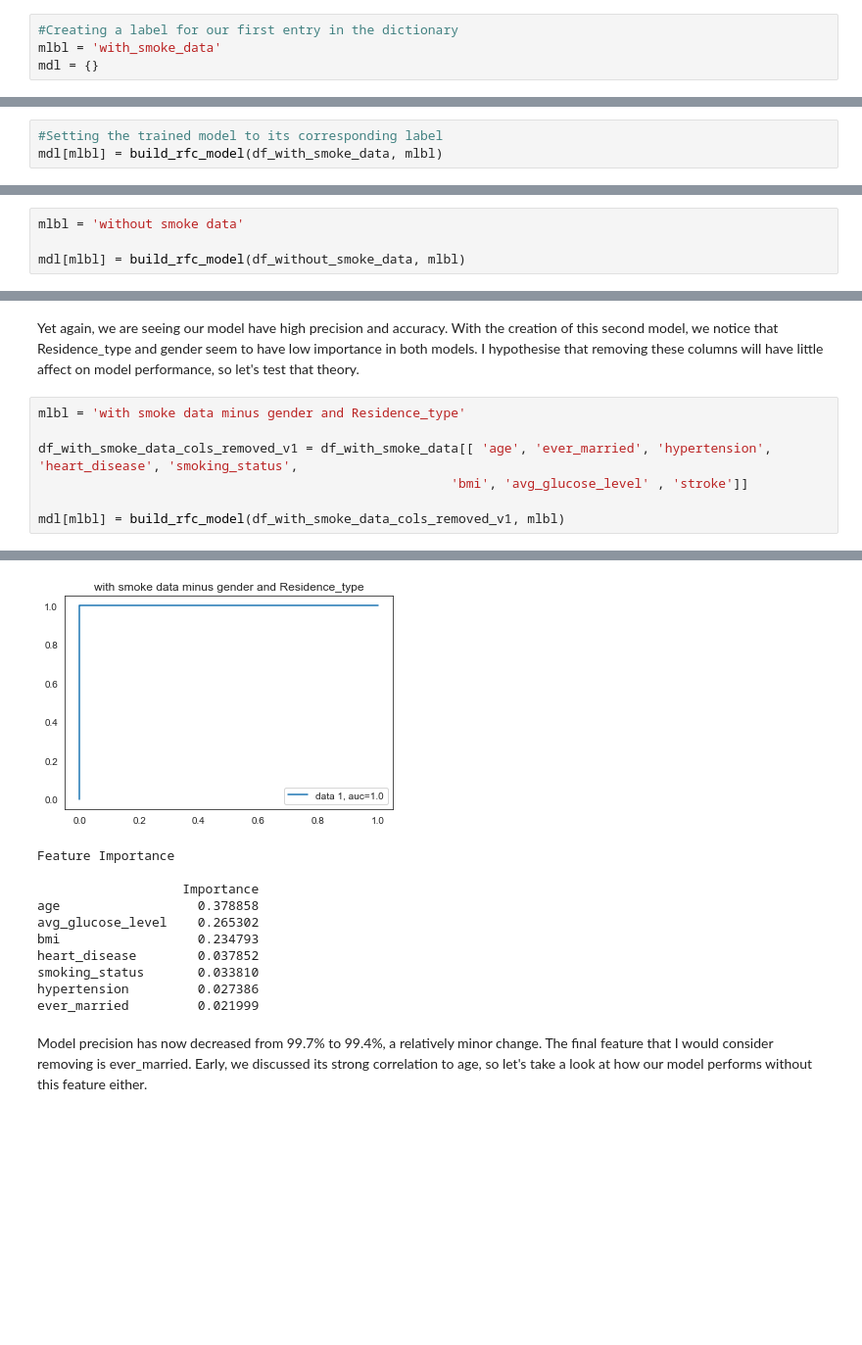
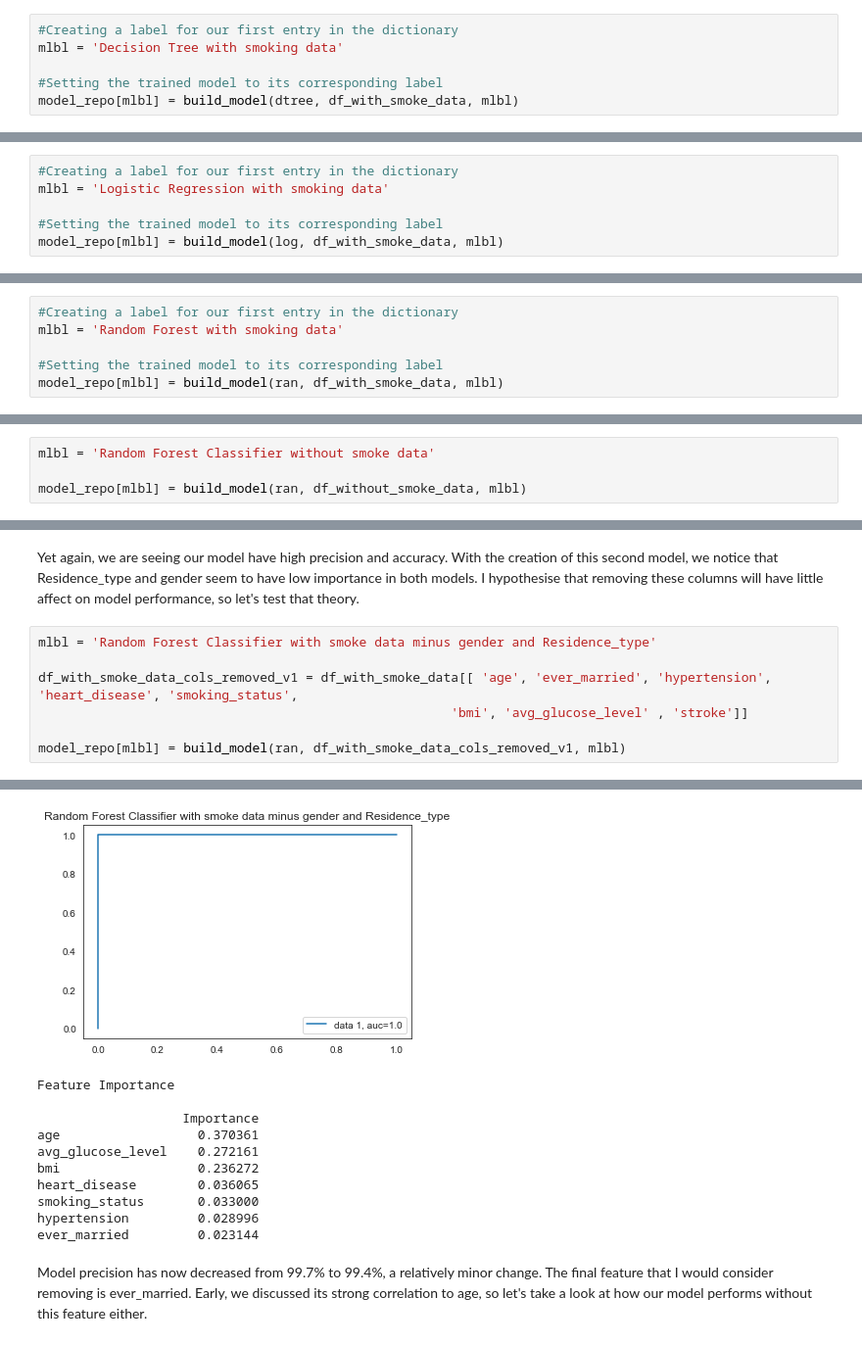
Before and after one commit to westontscott/Thinkful_Drills, a Jupyter notebook: Stroke_Analysis_Capstone.ipynb, the cells around one changed output, grey strips where cells are left out. Shown at 98% size. Saved outputs shown, nothing was run; the diff lists cells and outputs as text; blank space fills up the shorter version.

```diff
--- a/Stroke_Analysis_Capstone.ipynb
+++ b/Stroke_Analysis_Capstone.ipynb
@@ -246,4 +263,6 @@ To manage the multiple datasets, we're going to organize them in a dictionary wi
 # %%
 #Creating a label for our first entry in the dictionary
-mlbl = 'with_smoke_data'
-mdl = {}
+mlbl = 'Decision Tree with smoking data'
+
+#Setting the trained model to its corresponding label
+model_repo[mlbl] = build_model(dtree, df_with_smoke_data, mlbl)
@@ -250,4 +301,7 @@ mdl = {}
 # %%
+#Creating a label for our first entry in the dictionary
+mlbl = 'Logistic Regression with smoking data'
+
 #Setting the trained model to its corresponding label
-mdl[mlbl] = build_rfc_model(df_with_smoke_data, mlbl)
+model_repo[mlbl] = build_model(log, df_with_smoke_data, mlbl)
 # %% [output]
@@ -284,0 +347,6 @@ ever_married         0.020330
+# %%
+#Creating a label for our first entry in the dictionary
+mlbl = 'Random Forest with smoking data'
+
+#Setting the trained model to its corresponding label
+model_repo[mlbl] = build_model(ran, df_with_smoke_data, mlbl)
@@ -287,7 +389,7 @@ As you can see, our model's precision was 99.7%. In addition, it managed to have
 
 Now let's take a look at our dataset without the smoking_status column.
 # %%
-mlbl = 'without smoke data'
+mlbl = 'Random Forest Classifier without smoke data'
 
-mdl[mlbl] = build_rfc_model(df_without_smoke_data, mlbl)
+model_repo[mlbl] = build_model(ran, df_without_smoke_data, mlbl)
 # %% [output]
@@ -324,10 +426,10 @@ hypertension         0.013103
 # %% [markdown]
 Yet again, we are seeing our model have high precision and accuracy. With the creation of this second model, we notice that Residence_type and gender seem to have low importance in both models. I hypothesise that removing these columns will have little affect on model performance, so let's test that theory.
 # %%
-mlbl = 'with smoke data minus gender and Residence_type'
+mlbl = 'Random Forest Classifier with smoke data minus gender and Residence_type'
 
 df_with_smoke_data_cols_removed_v1 = df_with_smoke_data[[ 'age', 'ever_married', 'hypertension', 'heart_disease', 'smoking_status',
                                                       'bmi', 'avg_glucose_level' , 'stroke']]
 
-mdl[mlbl] = build_rfc_model(df_with_smoke_data_cols_removed_v1, mlbl)
+model_repo[mlbl] = build_model(ran, df_with_smoke_data_cols_removed_v1, mlbl)
 # %% [output]
@@ -351,14 +453,14 @@ precision =  0.9925106382978723
-[figure, old version]
+[figure, new version]
 Feature Importance
 
                    Importance
-age                  0.378858
-avg_glucose_level    0.265302
-bmi                  0.234793
-heart_disease        0.037852
-smoking_status       0.033810
-hypertension         0.027386
-ever_married         0.021999
+age                  0.370361
+avg_glucose_level    0.272161
+bmi                  0.236272
+heart_disease        0.036065
+smoking_status       0.033000
+hypertension         0.028996
+ever_married         0.023144
 # %% [markdown]
 Model precision has now decreased from 99.7% to 99.4%, a relatively minor change. The final feature that I would consider removing is ever_married. Early, we discussed its strong correlation to age, so let's take a look at how our model performs without this feature either.
 # %%
```
Also changed, not shown: parts of 18 cells of this notebook.
